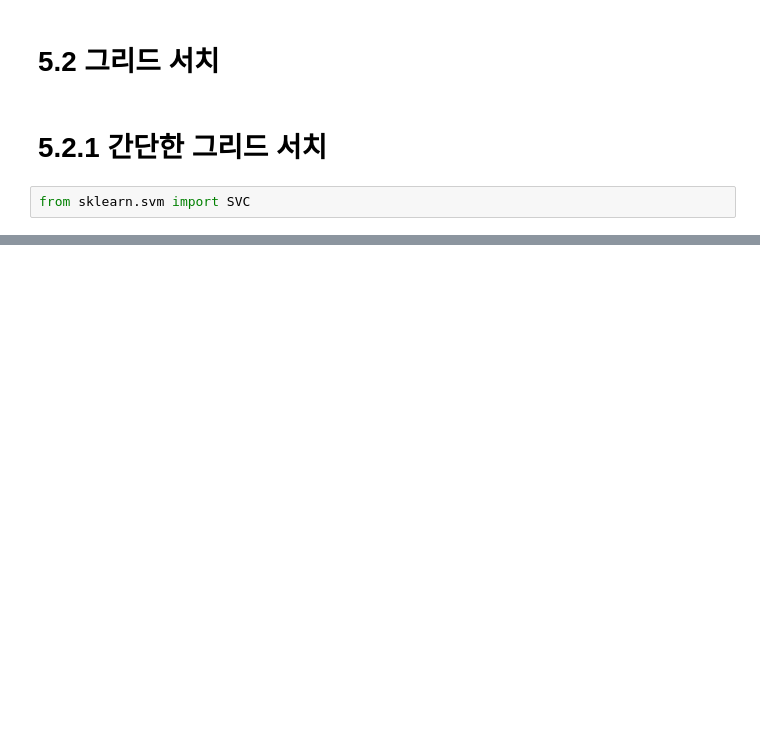
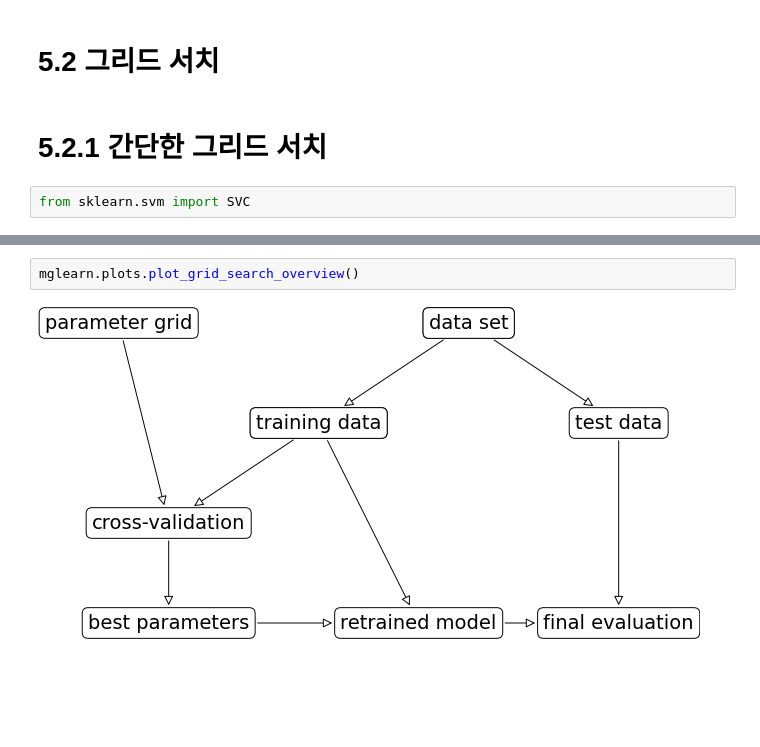
Before and after one commit to iamjinuk/TextBooks, a Jupyter notebook: Introduction to Machine Learning with Python/Chapter.5 모델 평가와 성능 향상.ipynb, the cells around one changed output, grey strips where cells are left out. Drawn from its saved outputs; the diff is of its cells as text; blank space fills up the shorter version.

```diff
--- a/Introduction to Machine Learning with Python/Chapter.5 모델 평가와 성능 향상.ipynb
+++ b/Introduction to Machine Learning with Python/Chapter.5 모델 평가와 성능 향상.ipynb
@@ -213,0 +293,4 @@ X_train, X_test, y_
+# %%
+mglearn.plots.plot_grid_search_overview()
+# %% [output]
+[figure, added]
```
Also changed, not shown: parts of 37 cells of this notebook.
